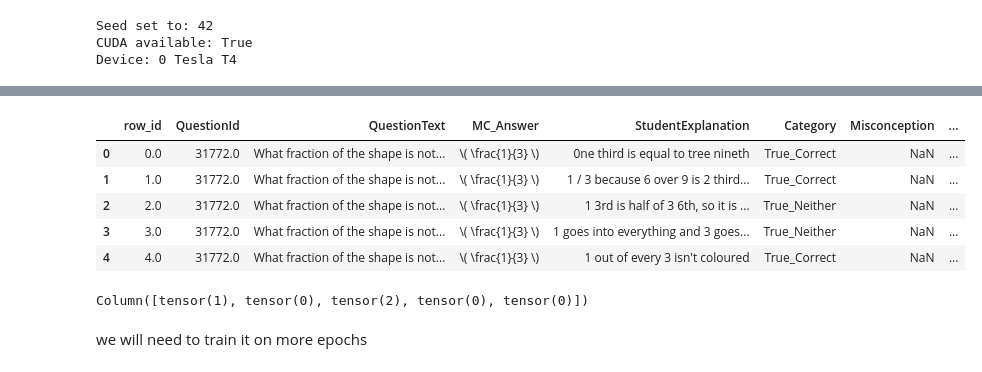
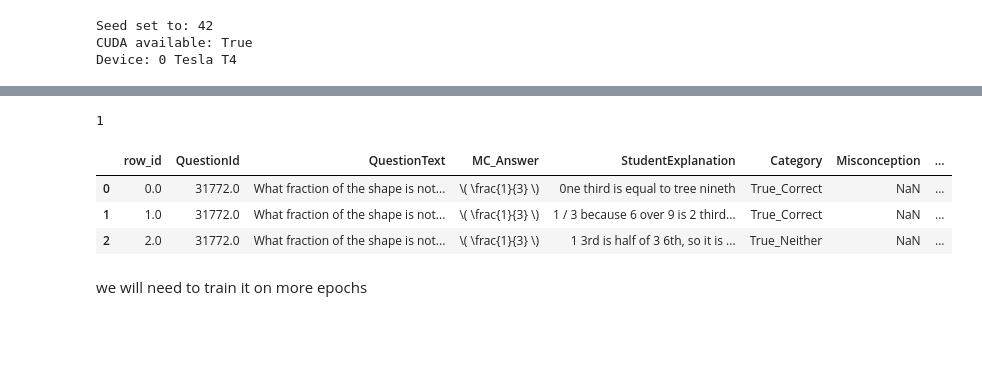
Before and after one commit to popodrago/natural-language-processing, a Jupyter notebook: map-charting-student-math.ipynb, the cells around one changed output, grey strips where cells are left out. Drawn from its saved outputs; the diff is of its cells as text; code cells hidden in the pictures; blank space fills up the shorter version.

```diff
--- a/map-charting-student-math.ipynb
+++ b/map-charting-student-math.ipynb
@@ -321,26 +299,25 @@ tokenizer.save_pretrained("./binary_model_final")
 # %%
-
 # Paths
 MODEL_NAME = "distilbert-base-uncased"
-MODEL_DIR = "./binary_model"  # same as output_dir used in training
-TEST_CSV = "/kaggle/input/map-charting-student-math-misunderstandings/train_Clean.csv"
+MODEL_DIR = "/kaggle/input/distilbert-uncased-fine-tuned/pytorch/default/3/binary_model"  # same as output_dir used in training
+TEST_CSV = "/kaggle/input/map-charting-student-math-misunderstandings/test.csv"
 
 # Load test data
 test_df = pd.read_csv(TEST_CSV)
 
 # Prepare text
-texts = (test_df["QuestionText"].astype(str) + " " + test_df["MC_Answer"].astype(str)).tolist()
+texts = ("Question is " + test_df["QuestionText"].astype(str) + " Student answer is " + test_df["StudentExplanation"].astype(str)).tolist()
 
 # Load tokenizer and model
-tokenizer = AutoTokenizer.from_pretrained("./binary_model_final")
-model = AutoModelForSequenceClassification.from_pretrained("./binary_model_final")
-model.eval()
+tokenizer_binary = AutoTokenizer.from_pretrained(MODEL_DIR)
+model_binary = AutoModelForSequenceClassification.from_pretrained(MODEL_DIR)
+model_binary.eval()
 device = torch.device("cuda" if torch.cuda.is_available() else "cpu")
-model.to(device)
-binary_model = model
+model_binary.to(device)
+binary_model = model_binary
 
 # Tokenize
-encodings = tokenizer(texts, truncation=True, padding="max_length", max_length=128, return_tensors="pt")
+encodings = tokenizer_binary(texts, truncation=True, padding="max_length", max_length=128, return_tensors="pt")
 input_ids = encodings["input_ids"].to(device)
 attention_mask = encodings["attention_mask"].to(device)
 import torch
@@ -367,6 +344,6 @@ for i in tqdm(range(0, len(input_ids_all), batch_size)):
         binary_preds.extend(batch_preds)
 
 # Add predictions to dataframe
-train["binary_pred"] = binary_preds
-print(train[["QuestionText", "MC_Answer", "binary_pred"]].head())
+test_df["binary_pred"] = binary_preds
+print(test_df[["QuestionText", "StudentExplanation", "binary_pred"]].head())
 # %% [output]
@@ -395,3 +359,7 @@ train[train['binary_pred']==0].head()
+# %%
+test_df['binary_pred'].nunique()
+# %% [output]
+1
 # %%
 def ternary_mapper(x):
     # Take the last part after splitting by "_"
@@ -409,14 +377,12 @@ def ternary_mapper(x):
 # Apply to the column
 train["ternary_label"] = train["Category"].apply(ternary_mapper)
 # %%
-train.head()
+train.head(3)
 # %% [output]
 |  | row_id | QuestionId | QuestionText | MC_Answer | StudentExplanation | Category | Misconception | ... |
 | 0 | 0.0 | 31772.0 | What fraction of the shape is not... | \( \frac{1}{3} \) | 0ne third is equal to tree nineth | True_Correct | NaN | ... |
 | 1 | 1.0 | 31772.0 | What fraction of the shape is not... | \( \frac{1}{3} \) | 1 / 3 because 6 over 9 is 2 third... | True_Correct | NaN | ... |
 | 2 | 2.0 | 31772.0 | What fraction of the shape is not... | \( \frac{1}{3} \) | 1 3rd is half of 3 6th, so it is ... | True_Neither | NaN | ... |
-| 3 | 3.0 | 31772.0 | What fraction of the shape is not... | \( \frac{1}{3} \) | 1 goes into everything and 3 goes... | True_Neither | NaN | ... |
-| 4 | 4.0 | 31772.0 | What fraction of the shape is not... | \( \frac{1}{3} \) | 1 out of every 3 isn't coloured | True_Correct | NaN | ... |
 # %%
 train_valid = train[train["ternary_label"].isin([0,1,2])].copy()
 
@@ -428,10 +394,6 @@ def make_ternary_dataset(df):
     return Dataset.from_dict({"text": texts, "label": labels})
 
 ds_ternary = make_ternary_dataset(train_valid)
-# %%
-ds_ternary['train']['label']
-# %% [output]
-Column([tensor(1), tensor(0), tensor(2), tensor(0), tensor(0)])
 # %%
 assert all(l in [0,1,2] for l in ds_ternary["label"]), "Invalid labels detected!"
 # %% [markdown]
```
Also changed, not shown: parts of 33 cells of this notebook.
